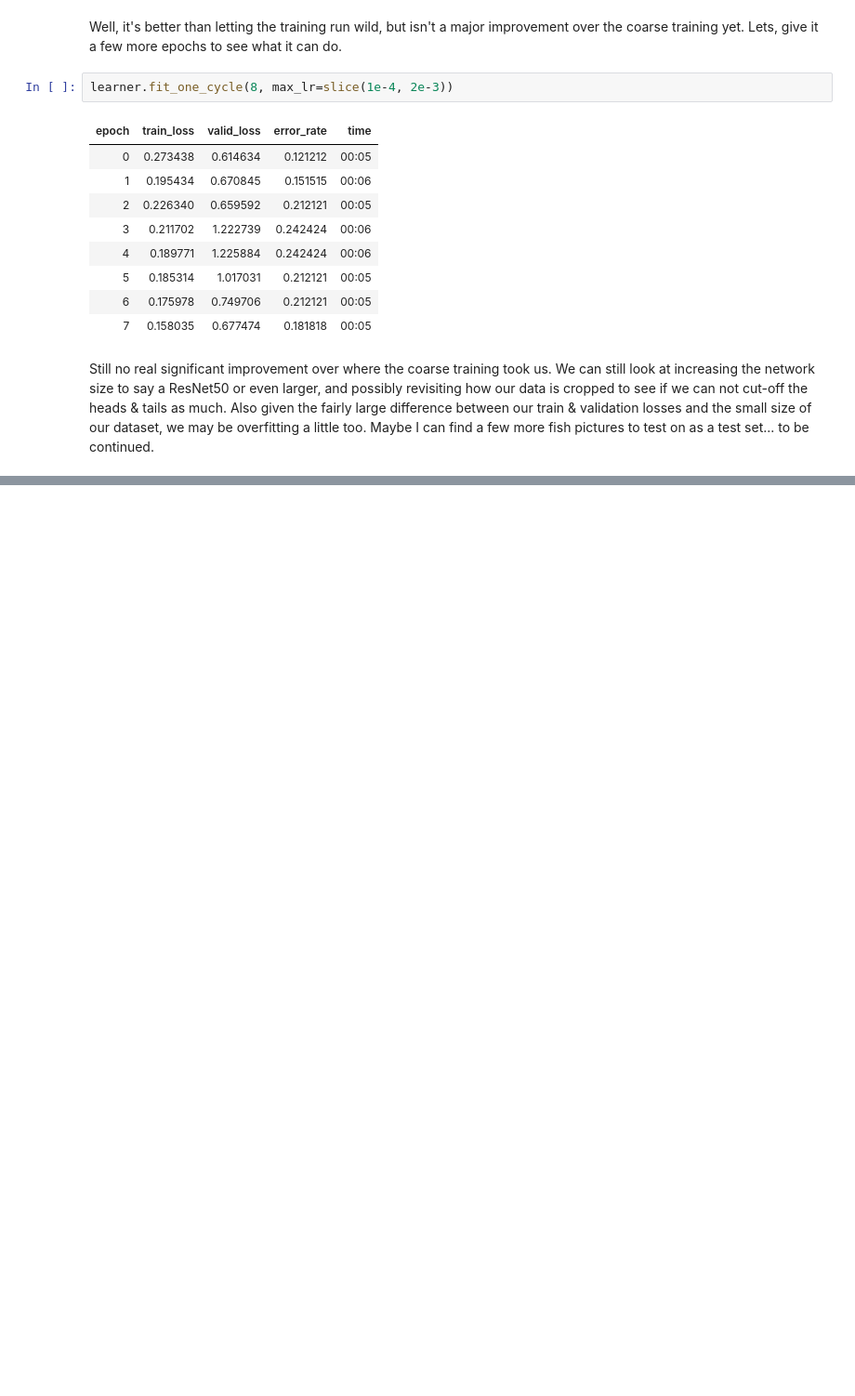
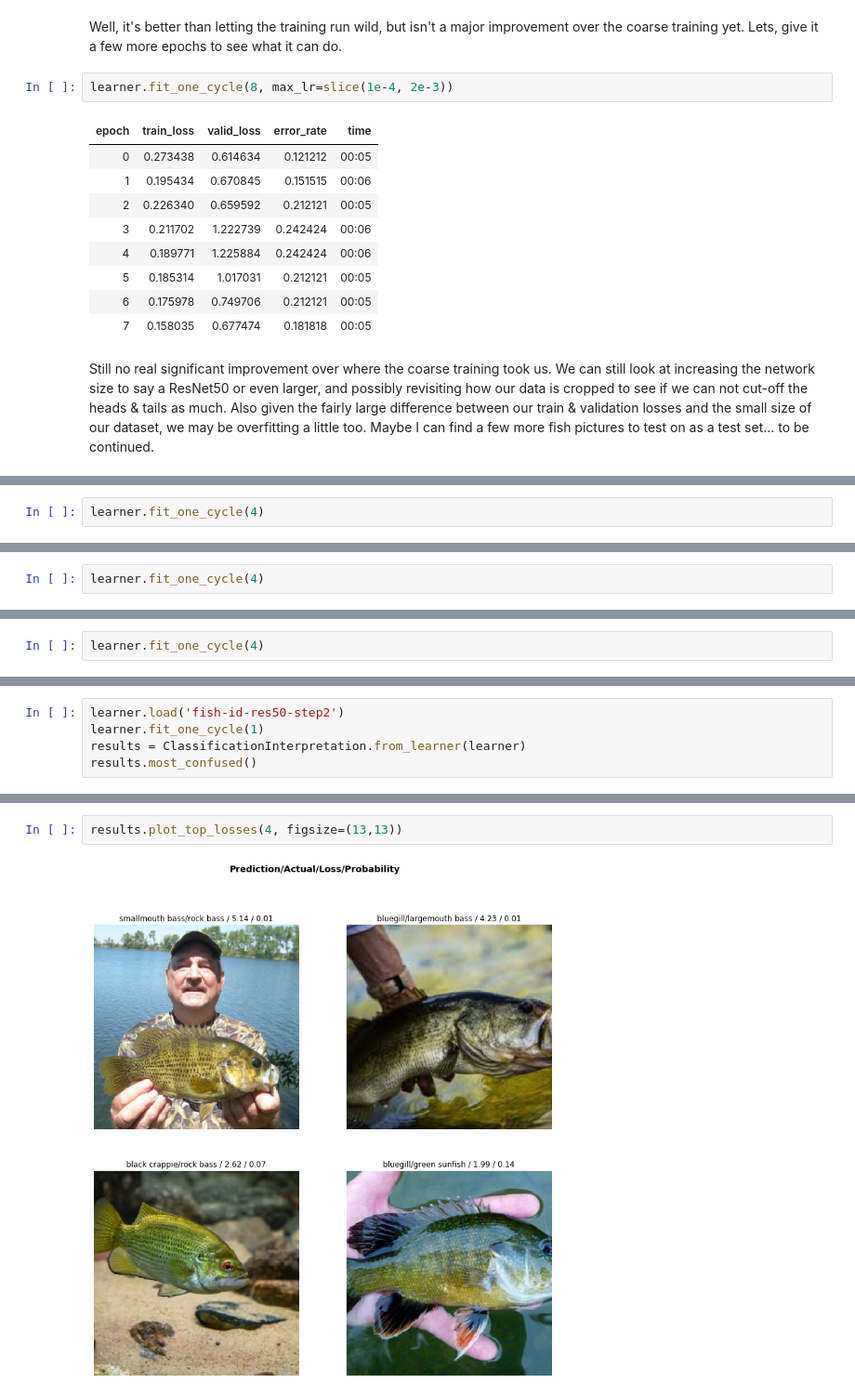
Before and after one commit to JQCoburn/fish-id, a Jupyter notebook: Lesson 1 Fish Identification Model.ipynb, the cells around one changed output, grey strips where cells are left out. Shown at 93% size. Drawn from its saved outputs; the diff is of its cells as text; blank space fills up the shorter version.

```diff
--- a/Lesson 1 Fish Identification Model.ipynb
+++ b/Lesson 1 Fish Identification Model.ipynb
@@ -171,0 +216,2 @@ Still no real significant improvement over where the coarse training took us. We
+# %%
+learner.fit_one_cycle(4)
@@ -171,0 +224,2 @@ Still no real significant improvement over where the coarse training took us. We
+# %%
+learner.fit_one_cycle(4)
@@ -171,0 +234,2 @@ Still no real significant improvement over where the coarse training took us. We
+# %%
+learner.fit_one_cycle(4)
@@ -171,0 +244,5 @@ Still no real significant improvement over where the coarse training took us. We
+# %%
+learner.load('fish-id-res50-step2')
+learner.fit_one_cycle(1)
+results = ClassificationInterpretation.from_learner(learner)
+results.most_confused()
@@ -171,0 +257,4 @@ Still no real significant improvement over where the coarse training took us. We
+# %%
+results.plot_top_losses(4, figsize=(13,13))
+# %% [output]
+[figure, added]
```
Also changed, not shown: parts of 12 cells of this notebook.
